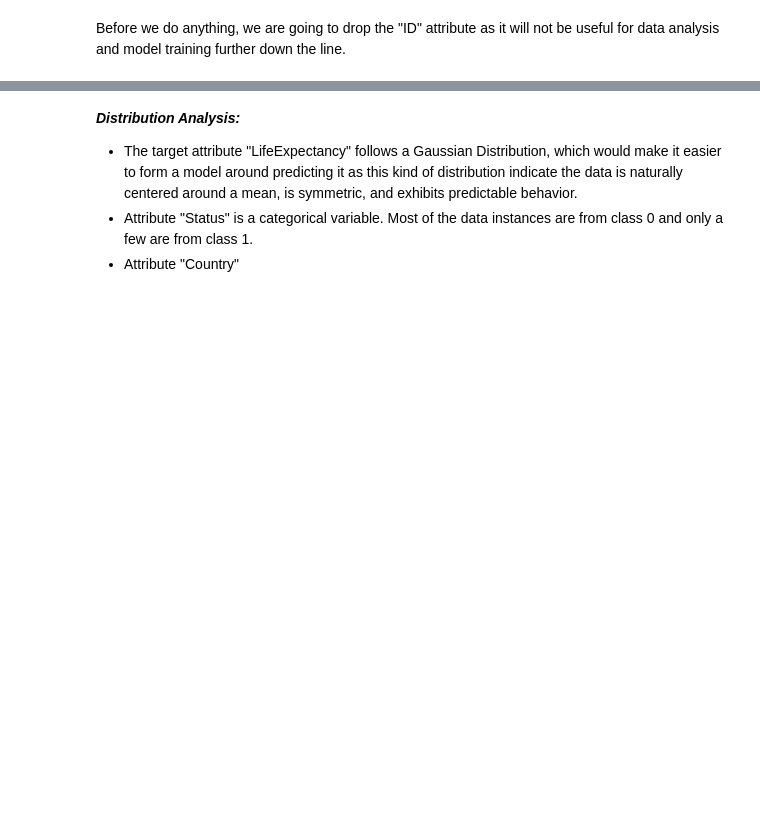
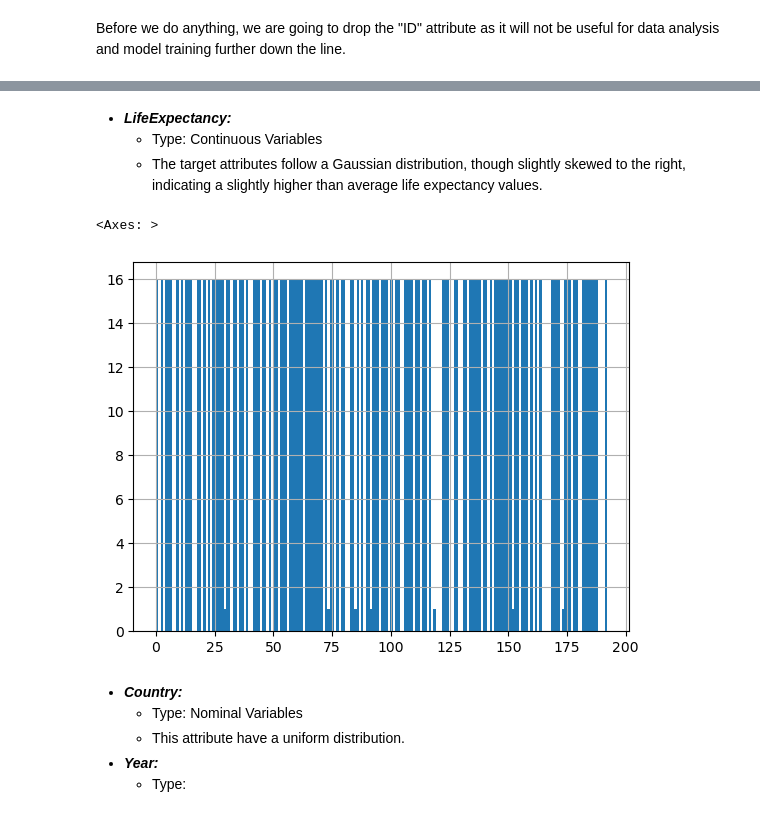
Before and after one commit to KanTheCodingNoob/Machine-Learning-LifeExpectancyPrediction, a Jupyter notebook: COSC2753_A1_S4019548.ipynb, the cells around one changed output, grey strips where cells are left out. Drawn from its saved outputs; the diff is of its cells as text; code cells hidden in the pictures; blank space fills up the shorter version.

```diff
--- a/COSC2753_A1_S4019548.ipynb
+++ b/COSC2753_A1_S4019548.ipynb
@@ -196,5 +187,15 @@ plt.show()
+# %% [markdown]
+* ___LifeExpectancy:___
+    * Type: Continuous Variables
+    * The target attributes follow a Gaussian distribution, though slightly skewed to the right, indicating a slightly higher than average life expectancy values.
+# %%
+train_data["Country"].hist(bins=200)
+# %% [output]
+<Axes: >
+[figure, added]
 # %% [markdown]
-___Distribution Analysis:___
-* The target attribute "LifeExpectancy" follows a Gaussian Distribution, which would make it easier to form a model around predicting it as this kind of distribution indicate the data is naturally centered around a mean, is symmetric, and exhibits predictable behavior.
-* Attribute "Status" is a categorical variable. Most of the data instances are from class 0 and only a few are from class 1.
-* Attribute "Country"
+* ___Country:___
+    * Type: Nominal Variables
+    * This attribute have a uniform distribution.
+* ___Year:___
+    * Type:
```
Also changed, not shown: parts of 11 cells of this notebook.
